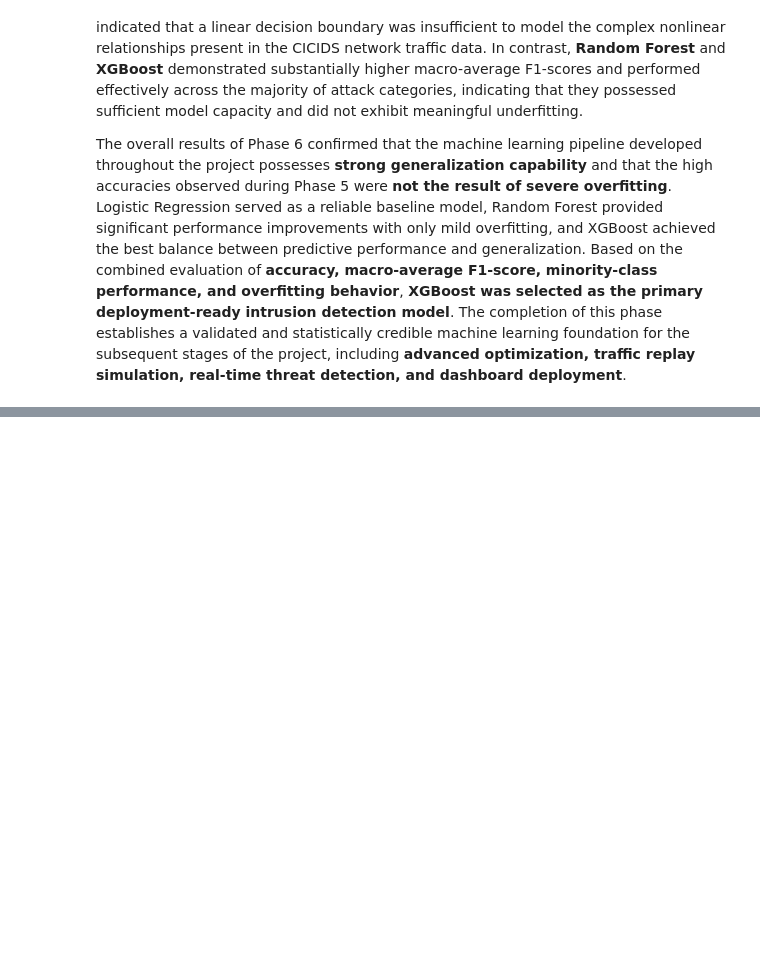
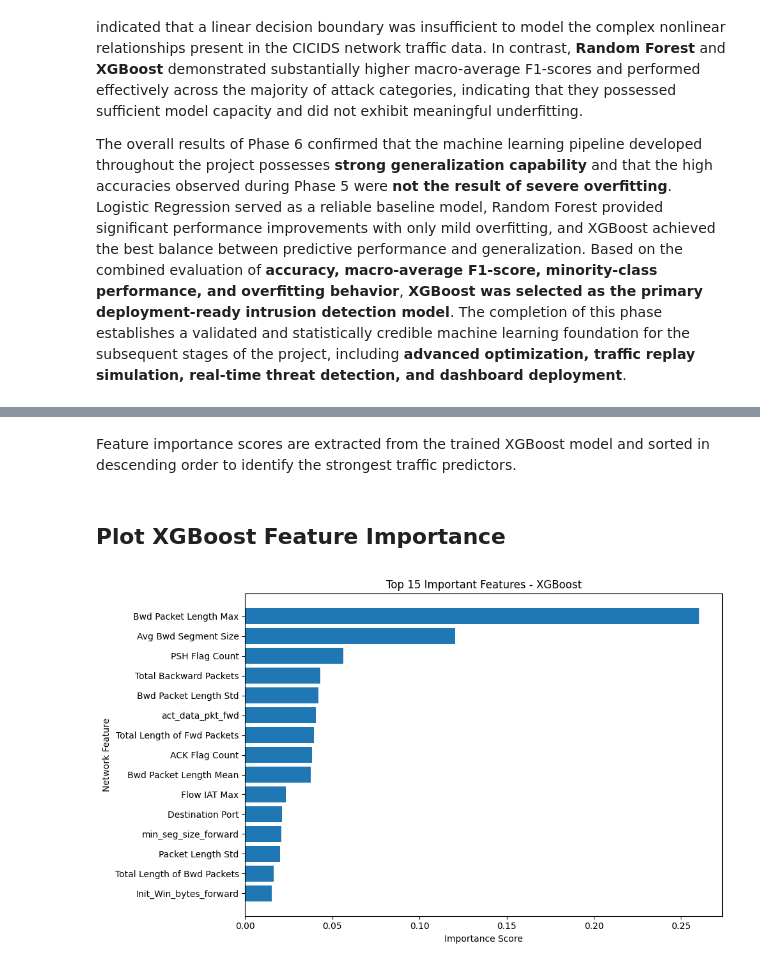
Before and after one commit to rounakghosh345123/network_intrusion_detection_system, a Jupyter notebook: nids_analysis.ipynb, the cells around one changed output, grey strips where cells are left out. Drawn from its saved outputs; the diff is of its cells as text; code cells hidden in the pictures; blank space fills up the shorter version.

```diff
--- a/nids_analysis.ipynb
+++ b/nids_analysis.ipynb
@@ -3113,0 +3245,17 @@ The overall results of Phase 6 confirmed that the machine learning pipeline deve
+# %%
+from xgboost import XGBClassifier
+
+xgb_model = XGBClassifier(
+    n_estimators=150,
+    max_depth=6,
+    learning_rate=0.1,
+    subsample=0.8,
+    colsample_bytree=0.8,
+    objective="multi:softprob",
+    eval_metric="mlogloss",
+    random_state=42
+)
+
+xgb_model.fit(X_train, y_train)
+
+print("XGBoost model trained successfully.")
@@ -3113,0 +3268,12 @@ The overall results of Phase 6 confirmed that the machine learning pipeline deve
+# %%
+xgb_importance = pd.DataFrame({
+    "Feature": X_train.columns,
+    "Importance": xgb_model.feature_importances_
+})
+
+xgb_importance = xgb_importance.sort_values(
+    by="Importance",
+    ascending=False
+)
+
+xgb_importance.head(15)
@@ -3113,0 +3297,21 @@ The overall results of Phase 6 confirmed that the machine learning pipeline deve
+# %% [markdown]
+Feature importance scores are extracted from the trained XGBoost model and sorted in descending order to identify the strongest traffic predictors.
+# %% [markdown]
+## Plot XGBoost Feature Importance
+# %%
+plt.figure(figsize=(10,6))
+
+top_xgb = xgb_importance.head(15)
+
+plt.barh(top_xgb["Feature"], top_xgb["Importance"])
+
+plt.xlabel("Importance Score")
+plt.ylabel("Network Feature")
+plt.title("Top 15 Important Features - XGBoost")
+
+plt.gca().invert_yaxis()
+
+plt.tight_layout()
+plt.show()
+# %% [output]
+[figure, added]
```
Also changed, not shown: parts of 56 cells of this notebook.
